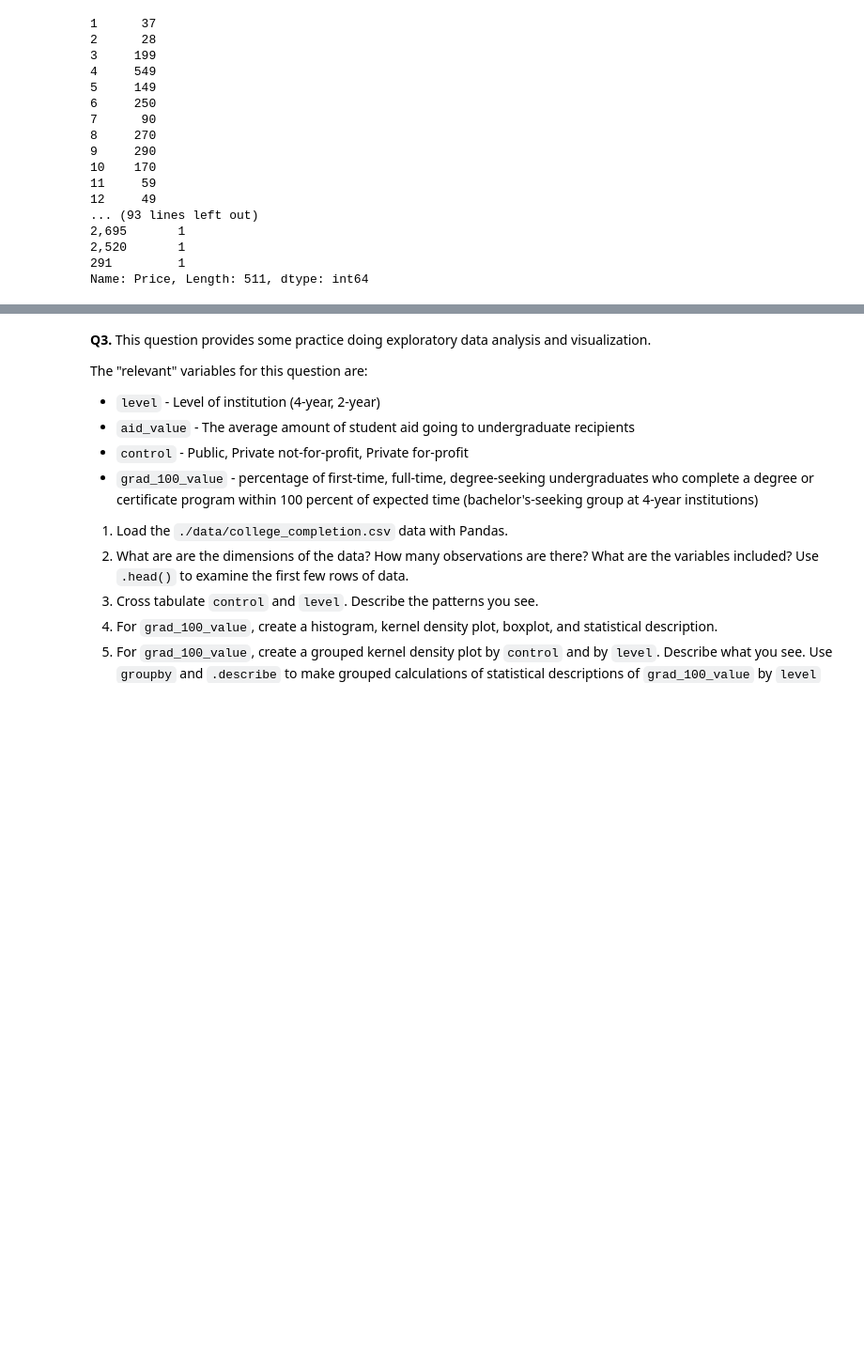
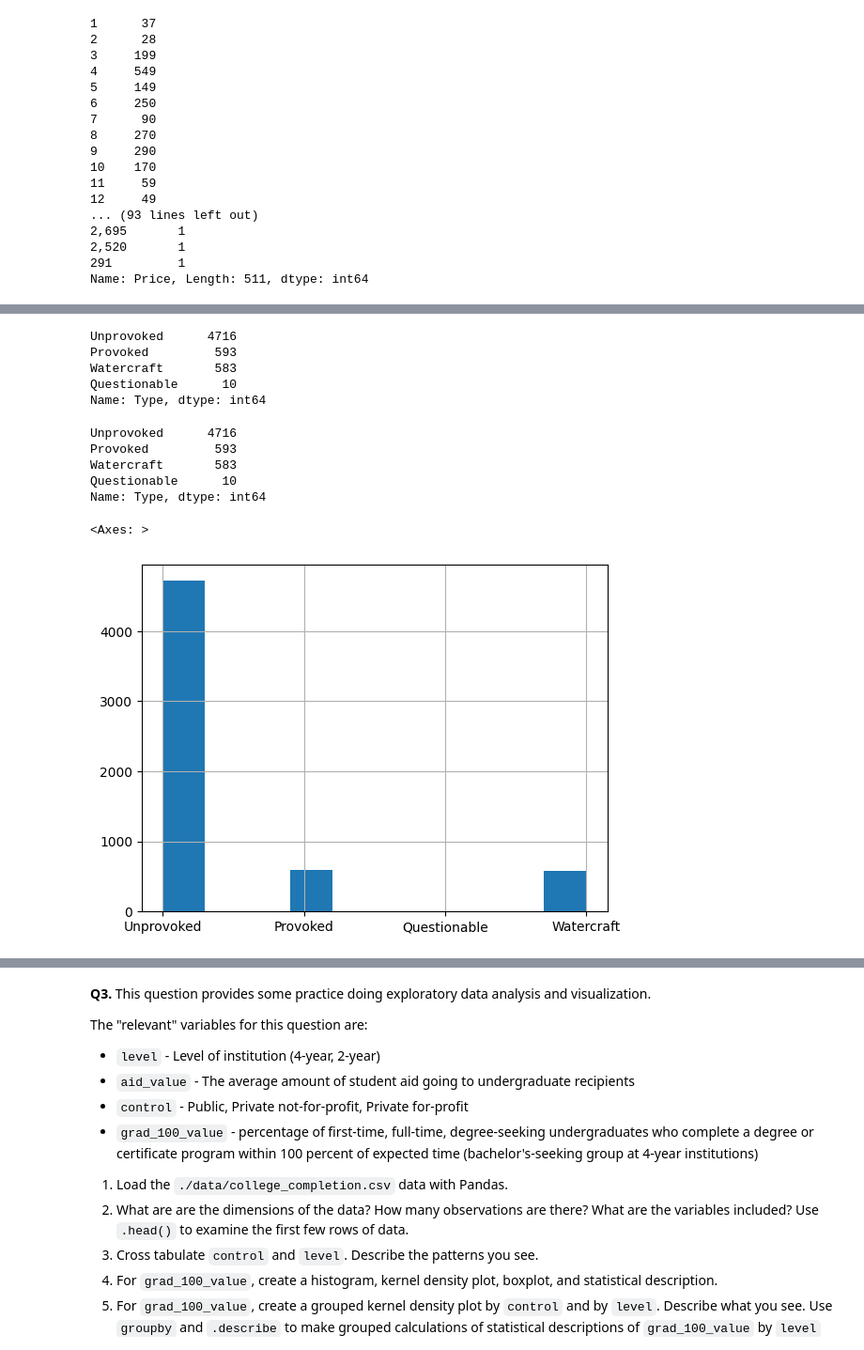
Before and after one commit to Ipshi02/assignment2, a Jupyter notebook: assignment2.ipynb, the cells around one changed output, grey strips where cells are left out. Shown at 94% size. Drawn from its saved outputs; the diff is of its cells as text; code cells hidden in the pictures; blank space fills up the shorter version.

```diff
--- a/assignment2.ipynb
+++ b/assignment2.ipynb
@@ -91,0 +113,3 @@ Name: 101, dtype: object Price
+# %%
+#B - Shark dataset cleaning
+sdf = pd.read_csv("/content/assignment2/data/sharks.csv")
@@ -91,0 +138,21 @@ Name: 101, dtype: object Price
+# %%
+sdf["Type"] = sdf["Type"].replace (["Invalid", "Unconfirmed", "Unverified", "Under investigation"], np.nan) #I replaced these obervsations with missings, because they all cannot be determined. I left questionable out, because I saw it still involves a shark attack, but its undertermined if it was human remains that were eaten after some other fatal incident.
+print(sdf["Type"].value_counts(), '\n')
+# %% [output]
+Unprovoked      4716
+Provoked         593
+Watercraft       583
+Questionable      10
+Name: Type, dtype: int64
+# %%
+sdf["Type"] = sdf["Type"].replace(["Sea Disaster", "Watercraft", "Boat", "Boating", "Boatomg"], "Watercraft") #All of these observations can be put into one category to make the data more digestible. I'm not sure of "Boatomg" which was only one observation was a typo or not. I decided to interpret it as a boat.
+print(sdf["Type"].value_counts(), '\n')
+sdf["Type"].hist(bins = 10) #I just wanted to see if the data seemed easier to understand. It annoys me how Questionable isn't there, but it is a small amount of observations.
+# %% [output]
+Unprovoked      4716
+Provoked         593
+Watercraft       583
+Questionable      10
+Name: Type, dtype: int64
+<Axes: >
+[figure, added]
```
Also changed, not shown: parts of 10 cells of this notebook.
